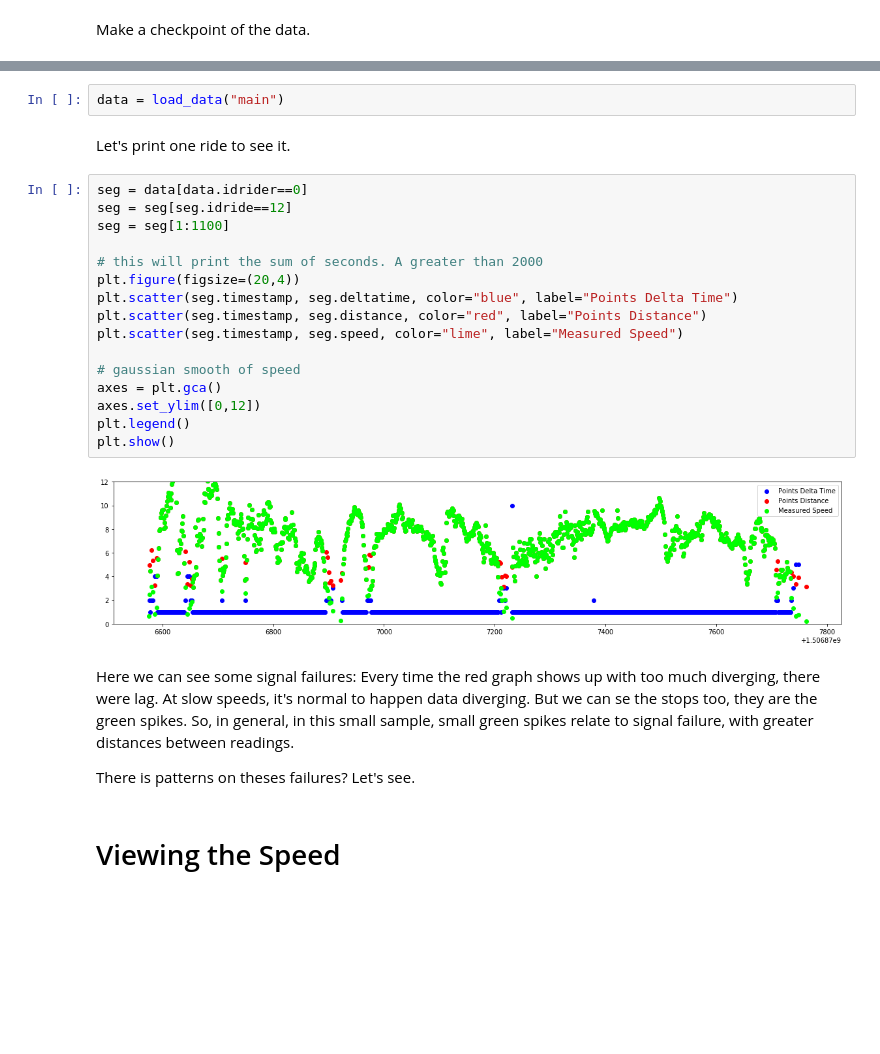
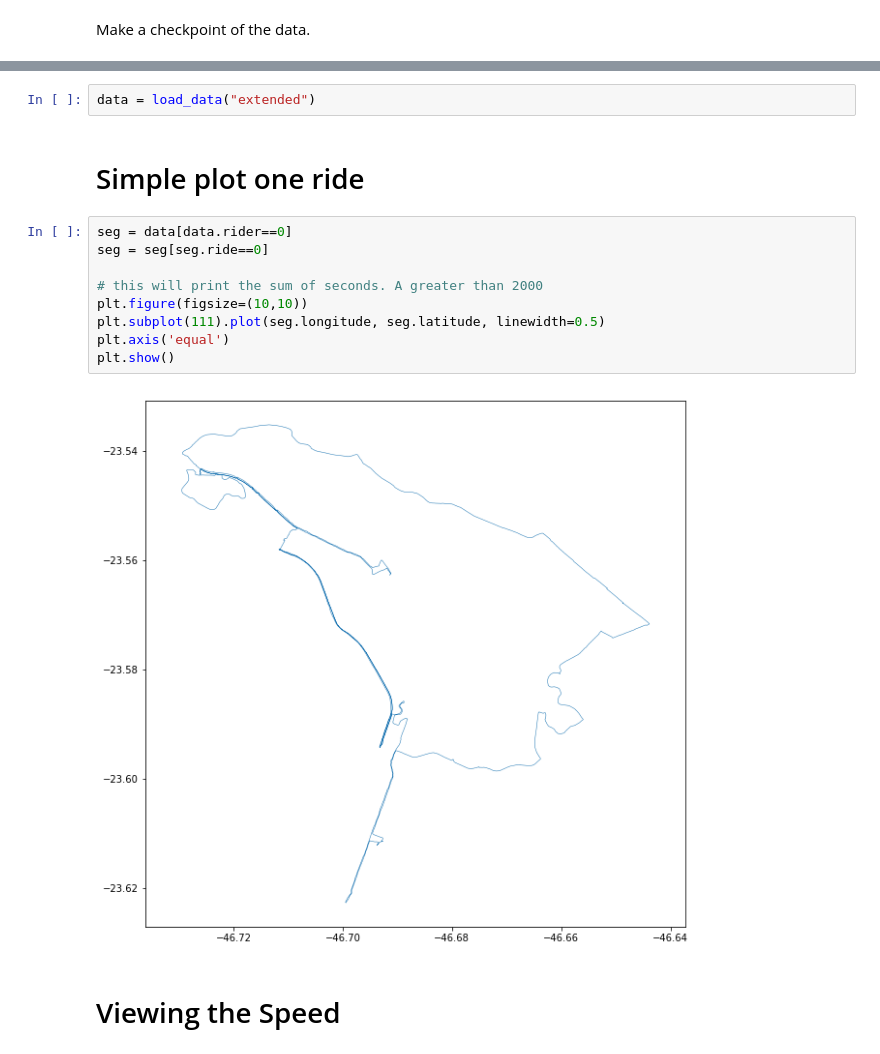
Before and after one commit to sztelzer/Bike-Riding-Analysis, a Jupyter notebook: Bike rides GPS data analysis.ipynb, the cells around one changed output, grey strips where cells are left out. Saved outputs shown, nothing was run; the diff lists cells and outputs as text; blank space fills up the shorter version.

```diff
--- a/Bike rides GPS data analysis.ipynb
+++ b/Bike rides GPS data analysis.ipynb
@@ -223,29 +232,18 @@ save_data(data, "main")
 # %%
-data = load_data("main")
+data = load_data("extended")
-# %% [markdown]
-Let's print one ride to see it.
-# %%
-seg = data[data.idrider==0]
-seg = seg[seg.idride==12]
-seg = seg[1:1100]
-
-# this will print the sum of seconds. A greater than 2000
-plt.figure(figsize=(20,4))
-plt.scatter(seg.timestamp, seg.deltatime, color="blue", label="Points Delta Time")
-plt.scatter(seg.timestamp, seg.distance, color="red", label="Points Distance")
-plt.scatter(seg.timestamp, seg.speed, color="lime", label="Measured Speed")
-
-# gaussian smooth of speed
-axes = plt.gca()
-axes.set_ylim([0,12])
-plt.legend()
-plt.show()
-# %% [output]
-[figure, removed]
-# %% [markdown]
-Here we can see some signal failures: Every time the red graph shows up with too much diverging, there were lag. At slow speeds, it's normal to happen data diverging. But we can se the stops too, they are the green spikes. So, in general, in this small sample, small green spikes relate to signal failure, with greater distances between readings.
-
-There is patterns on theses failures? Let's see.
+# %% [markdown]
+# Simple plot one ride
+# %%
+seg = data[data.rider==0]
+seg = seg[seg.ride==0]
+
+# this will print the sum of seconds. A greater than 2000
+plt.figure(figsize=(10,10))
+plt.subplot(111).plot(seg.longitude, seg.latitude, linewidth=0.5)
+plt.axis('equal')
+plt.show()
+# %% [output]
+[figure, added]
 # %% [markdown]
 # Viewing the Speed
 # %%
```
Also changed, not shown: parts of 27 cells of this notebook, 7 other files.
